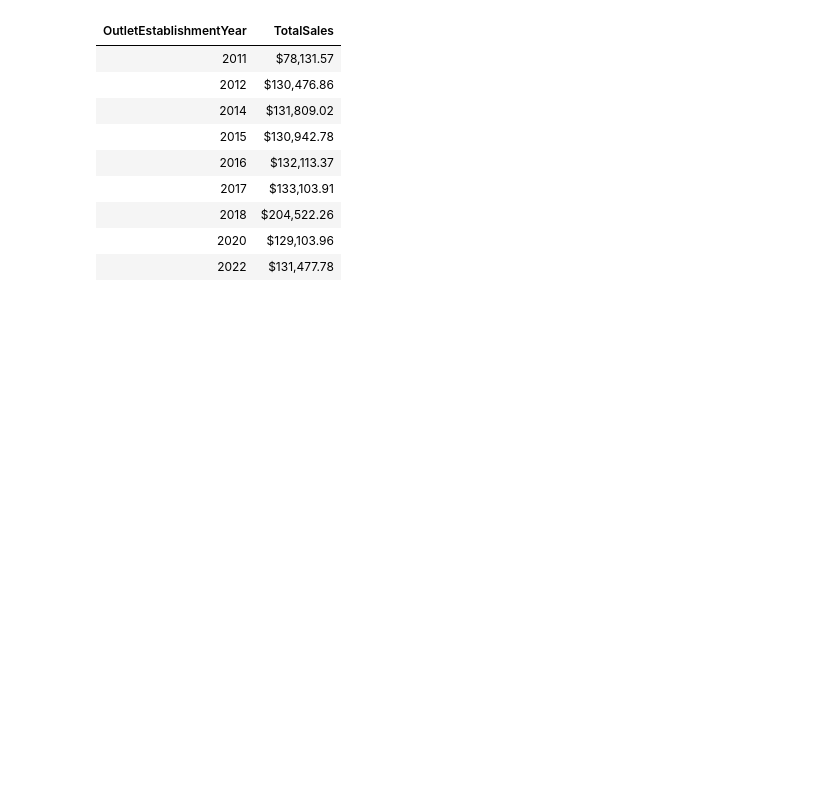
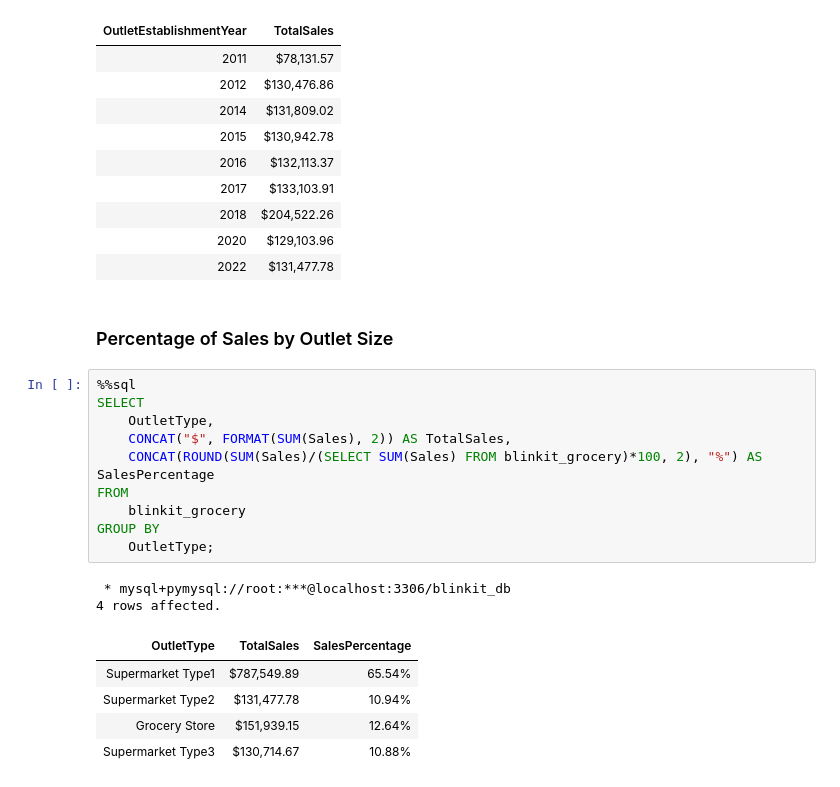
Before and after one commit to RealElvince/blinkit-dashboard, a Jupyter notebook: Notebooks/queries.ipynb, the cells around one changed output. Cells and saved outputs as stored; diff of their text form; blank space fills up the shorter version.

Commit message:
percentage sales by outlet size

```diff
--- a/Notebooks/queries.ipynb
+++ b/Notebooks/queries.ipynb
@@ -426,3 +426,23 @@ ORDER BY
 | 2018 | $204,522.26 |
 | 2020 | $129,103.96 |
 | 2022 | $131,477.78 |
+# %% [markdown]
+### Percentage of Sales by Outlet Size
+# %%
+%%sql
+SELECT
+    OutletType,
+    CONCAT("$", FORMAT(SUM(Sales), 2)) AS TotalSales,
+    CONCAT(ROUND(SUM(Sales)/(SELECT SUM(Sales) FROM blinkit_grocery)*100, 2), "%") AS SalesPercentage
+FROM
+    blinkit_grocery
+GROUP BY
+    OutletType;
+# %% [output]
+ * mysql+pymysql://root:***@localhost:3306/blinkit_db
+4 rows affected.
+| OutletType | TotalSales | SalesPercentage |
+| Supermarket Type1 | $787,549.89 | 65.54% |
+| Supermarket Type2 | $131,477.78 | 10.94% |
+| Grocery Store | $151,939.15 | 12.64% |
+| Supermarket Type3 | $130,714.67 | 10.88% |
```
